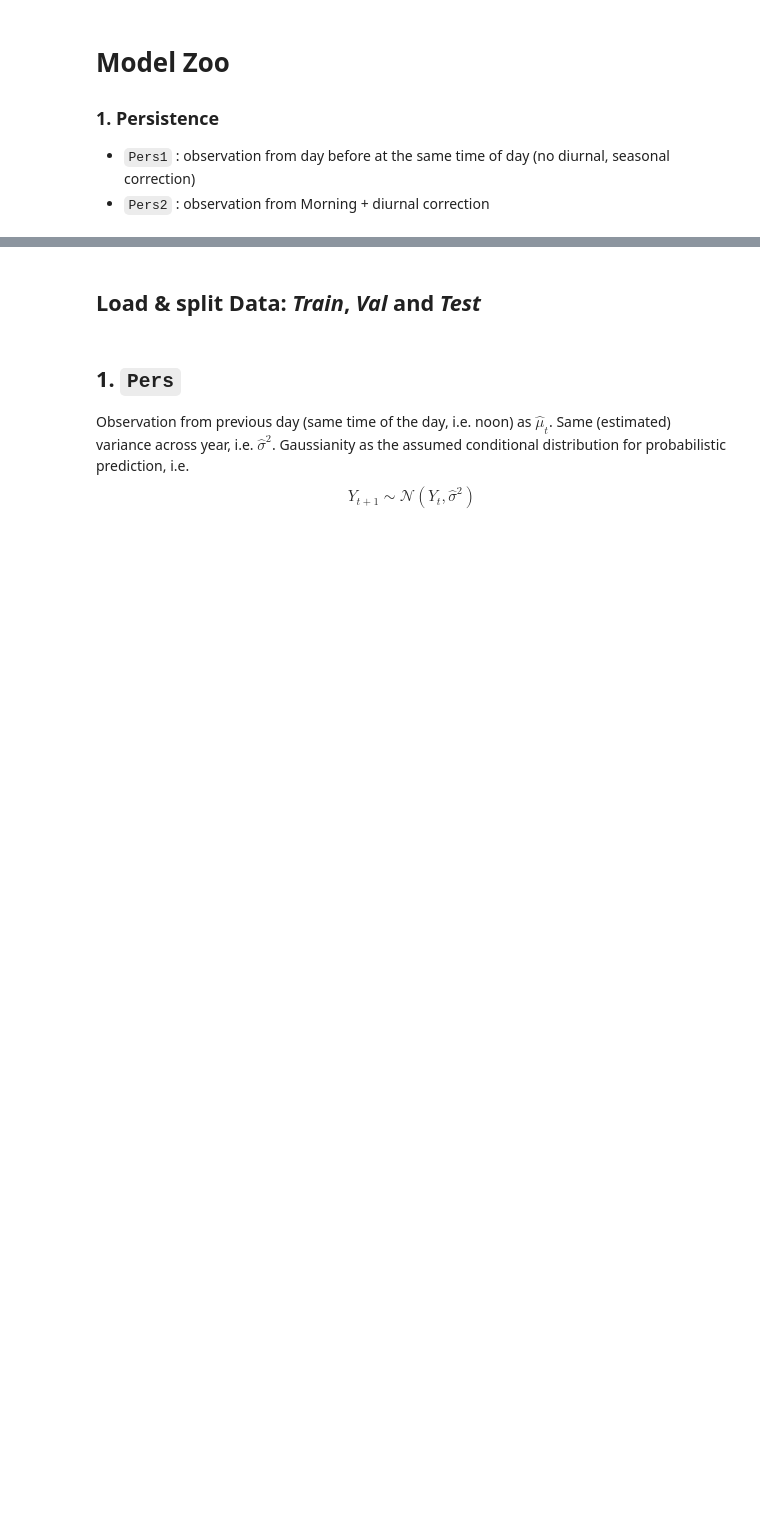
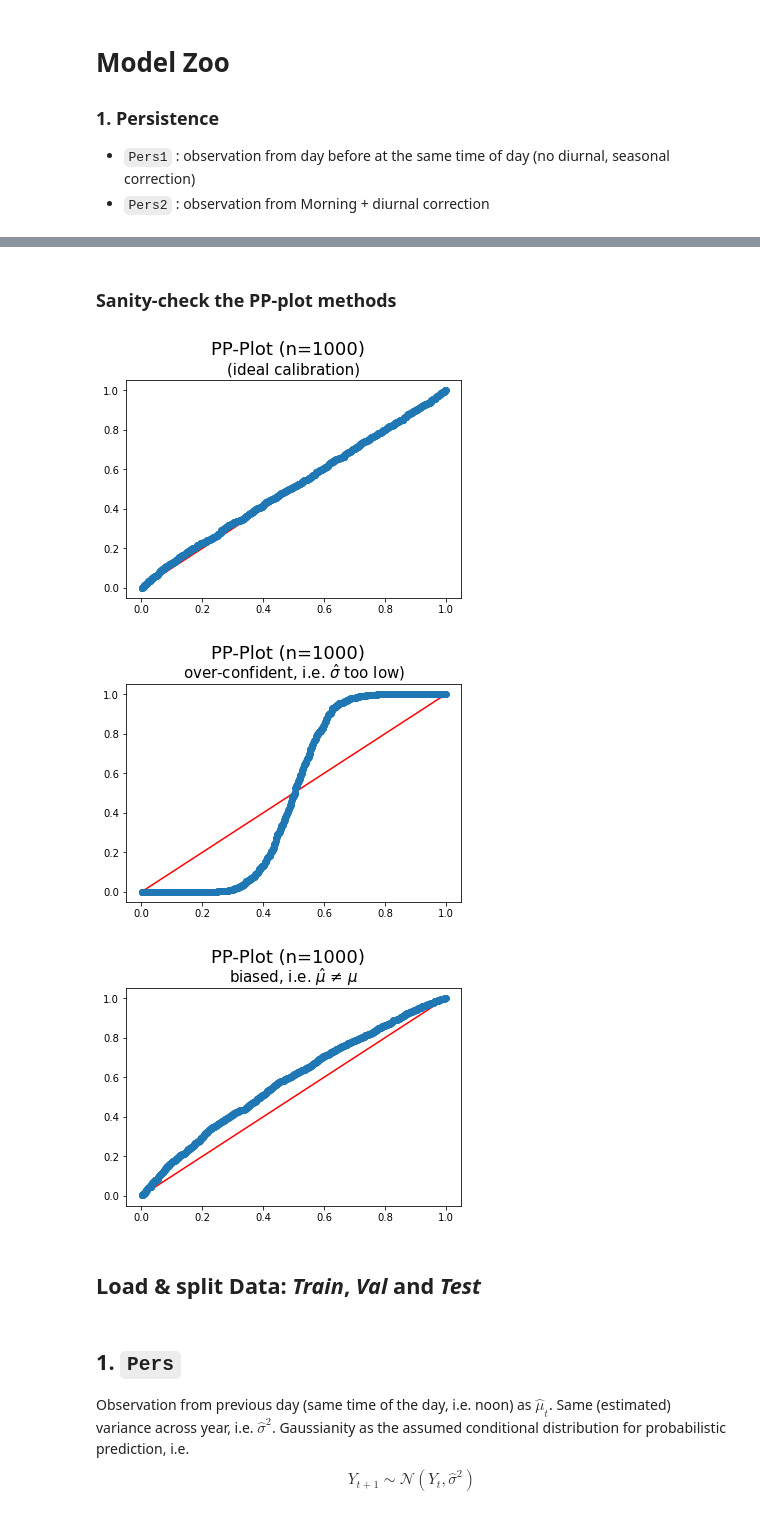
Before and after one commit to 7shoe/probabilistic-forecasting, a Jupyter notebook: 02_ModelZoo.ipynb, the cells around one changed output, grey strips where cells are left out. Saved outputs shown, nothing was run; the diff lists cells and outputs as text; code cells hidden in the pictures; blank space fills up the shorter version.

```diff
--- a/02_ModelZoo.ipynb
+++ b/02_ModelZoo.ipynb
@@ -21,3 +109,29 @@ import properscoring as ps
+# %% [markdown]
+### Sanity-check the PP-plot methods
+# %%
+
+# A. Calibrated
+N = 1000
+rnd = np.random.normal(loc=2, scale=2, size=N)
+mus = [2]*N
+sig = 2
+ppPlot(rnd, mus, sig, "(ideal calibration)")
+
+# B. Over-confident
+rnd = np.random.normal(loc=2, scale=2, size=N)
+mus = [2]*N
+sig = 0.5
+ppPlot(rnd, mus, sig, "over-confident, i.e. $\hat{\sigma}$ too low)")
+
+# C. Biased
+rnd = np.random.normal(loc=2, scale=2, size=N)
+mus = [1.5]*N
+sig = 2
+ppPlot(rnd, mus, sig, "biased, i.e. $\hat{\mu}$ ≠ $\mu$")
+# %% [output]
+[figure, added]
+[figure, added]
+[figure, added]
 # %% [markdown]
 ## Load & split Data: *Train*, *Val* and *Test*
 # %%
```
Also changed, not shown: parts of 11 cells of this notebook.
